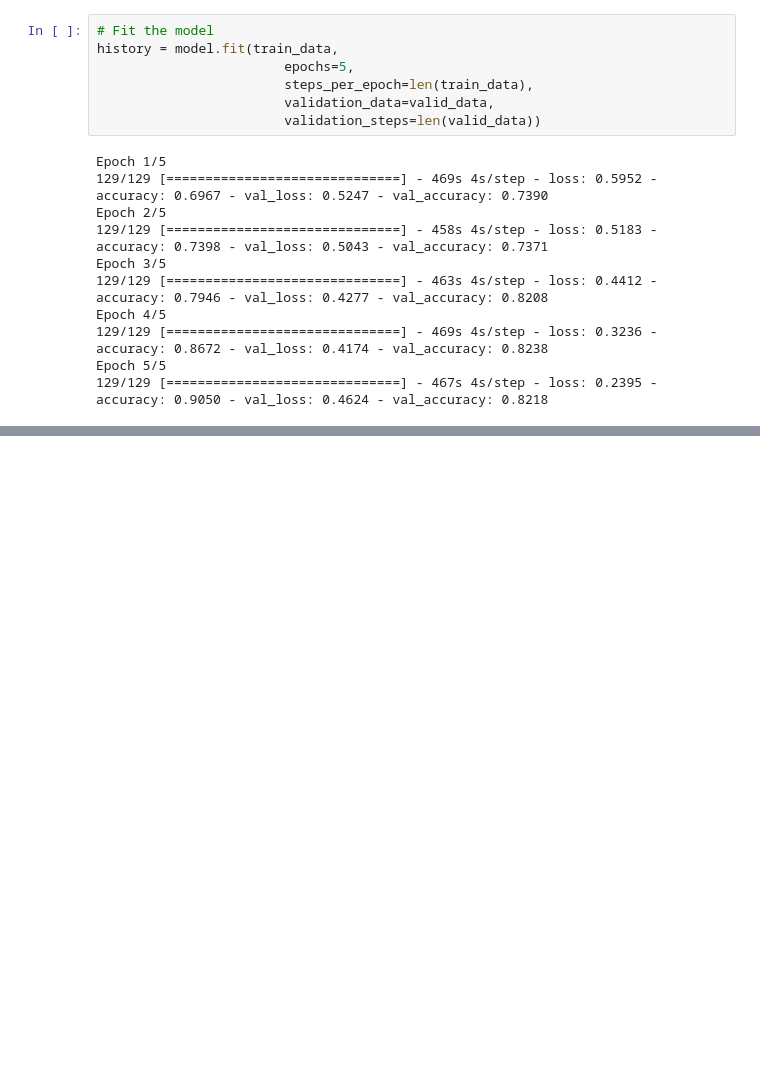
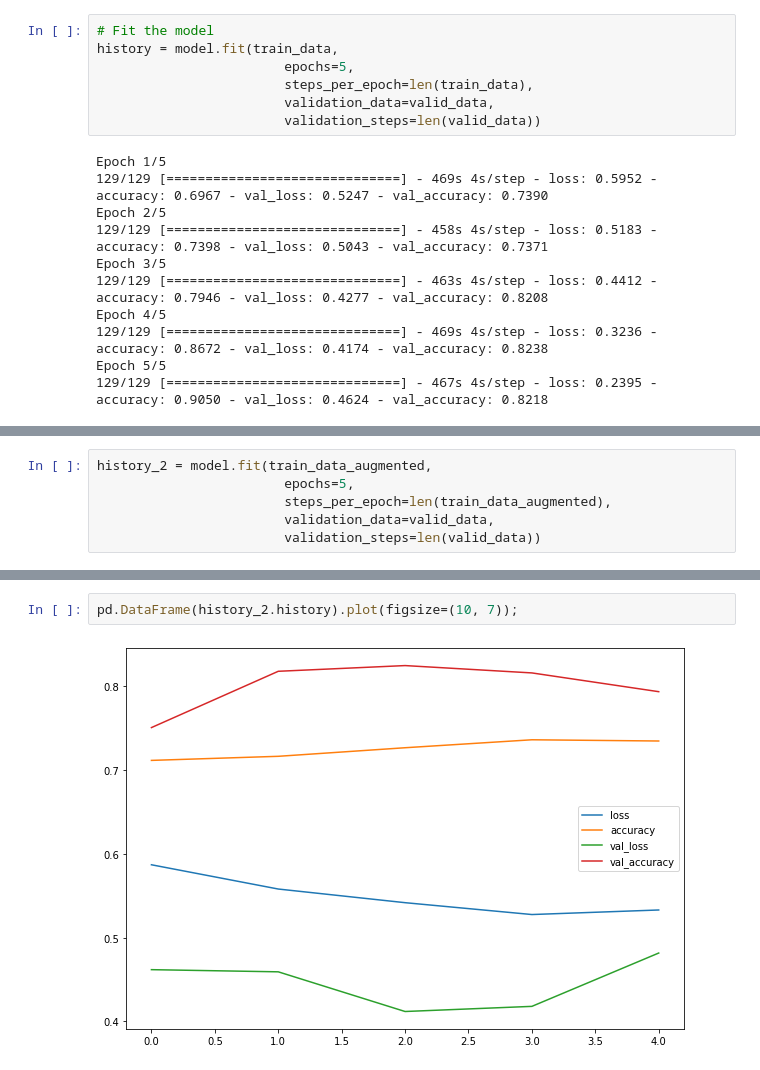
Before and after one commit to blazingbhavneek/data-exploration-and-ml, a Jupyter notebook: Binary_Image_Classifier_by_Bhavneek.ipynb, the cells around one changed output, grey strips where cells are left out. Cells and saved outputs as stored; diff of their text form; blank space fills up the shorter version.

```diff
--- a/Binary_Image_Classifier_by_Bhavneek.ipynb
+++ b/Binary_Image_Classifier_by_Bhavneek.ipynb
@@ -138,0 +201,6 @@ Epoch 5/5
+# %%
+history_2 = model.fit(train_data_augmented,
+                        epochs=5,
+                        steps_per_epoch=len(train_data_augmented),
+                        validation_data=valid_data,
+                        validation_steps=len(valid_data))
@@ -138,0 +218,4 @@ Epoch 5/5
+# %%
+pd.DataFrame(history_2.history).plot(figsize=(10, 7));
+# %% [output]
+[figure, added]
```
Also changed, not shown: parts of 29 cells of this notebook.
